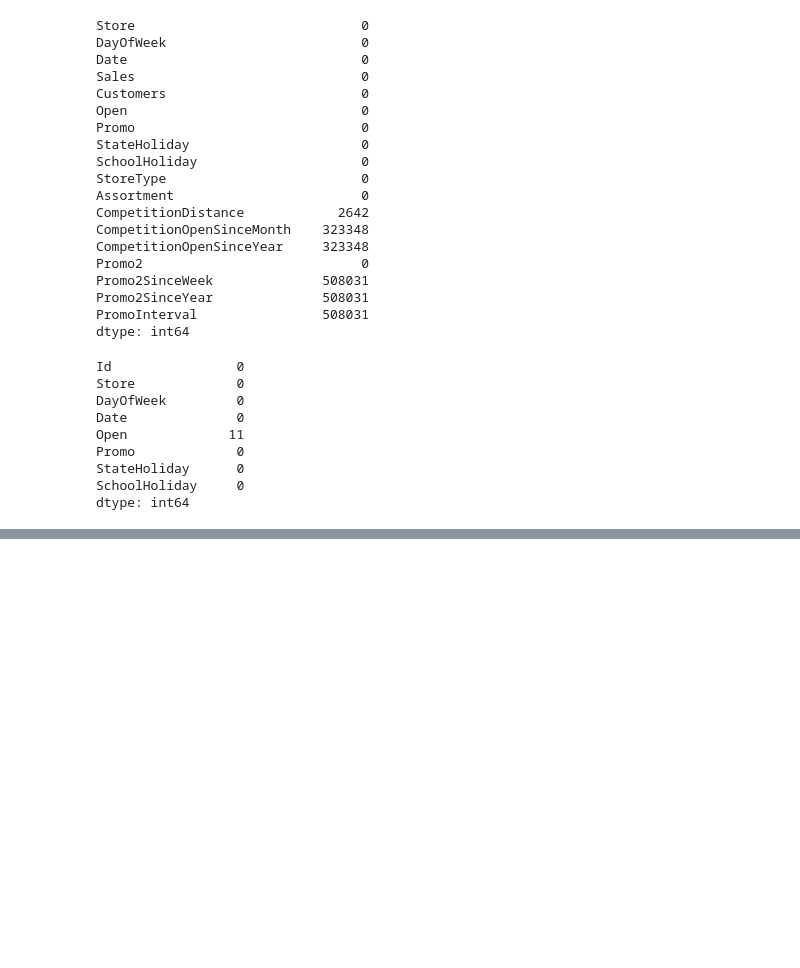
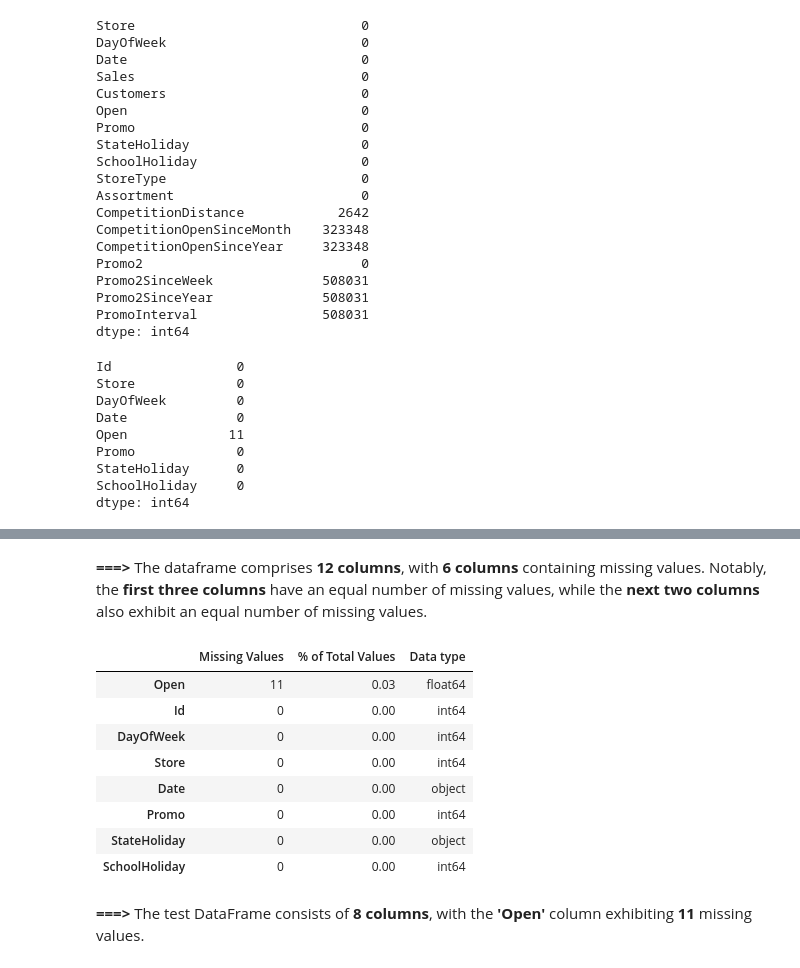
Before and after one commit to nebiyu-ethio/Pharmaceuticals-Sales-Forecast, a Jupyter notebook: notebooks/process.ipynb, the cells around one changed output, grey strips where cells are left out. Saved outputs shown, nothing was run; the diff lists cells and outputs as text; code cells hidden in the pictures; blank space fills up the shorter version.

```diff
--- a/notebooks/process.ipynb
+++ b/notebooks/process.ipynb
@@ -249,0 +287,17 @@ dtype: int64
+# %% [markdown]
+**===>** The dataframe comprises **12 columns**, with **6 columns** containing missing values. Notably, the **first three columns** have an equal number of missing values, while the **next two columns** also exhibit an equal number of missing values.
+# %%
+test_data = check_missing_values(data_test)
+test_data
+# %% [output]
+|  | Missing Values | % of Total Values | Data type |
+| Open | 11 | 0.03 | float64 |
+| Id | 0 | 0.00 | int64 |
+| DayOfWeek | 0 | 0.00 | int64 |
+| Store | 0 | 0.00 | int64 |
+| Date | 0 | 0.00 | object |
+| Promo | 0 | 0.00 | int64 |
+| StateHoliday | 0 | 0.00 | object |
+| SchoolHoliday | 0 | 0.00 | int64 |
+# %% [markdown]
+**===>** The test DataFrame consists of **8 columns**, with the **'Open'** column exhibiting **11** missing values.
```
Also changed, not shown: parts of 5 cells of this notebook.
